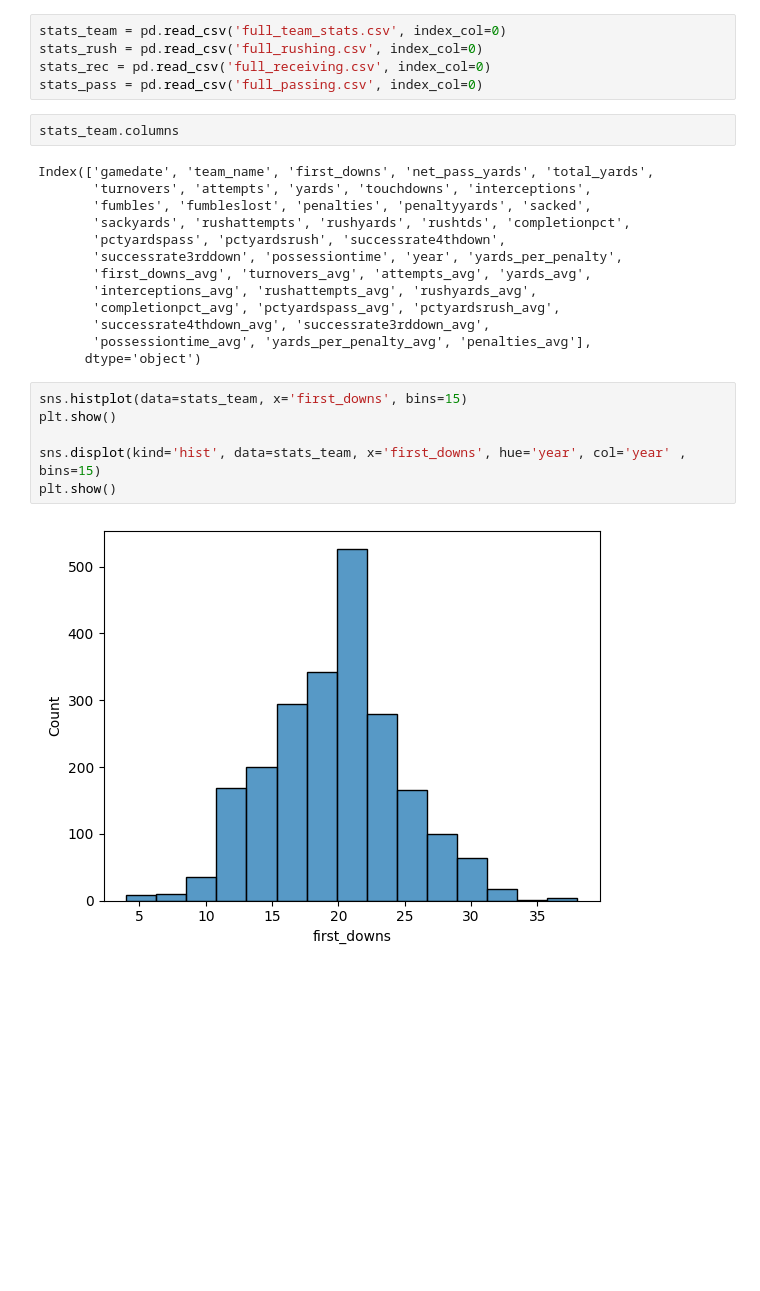
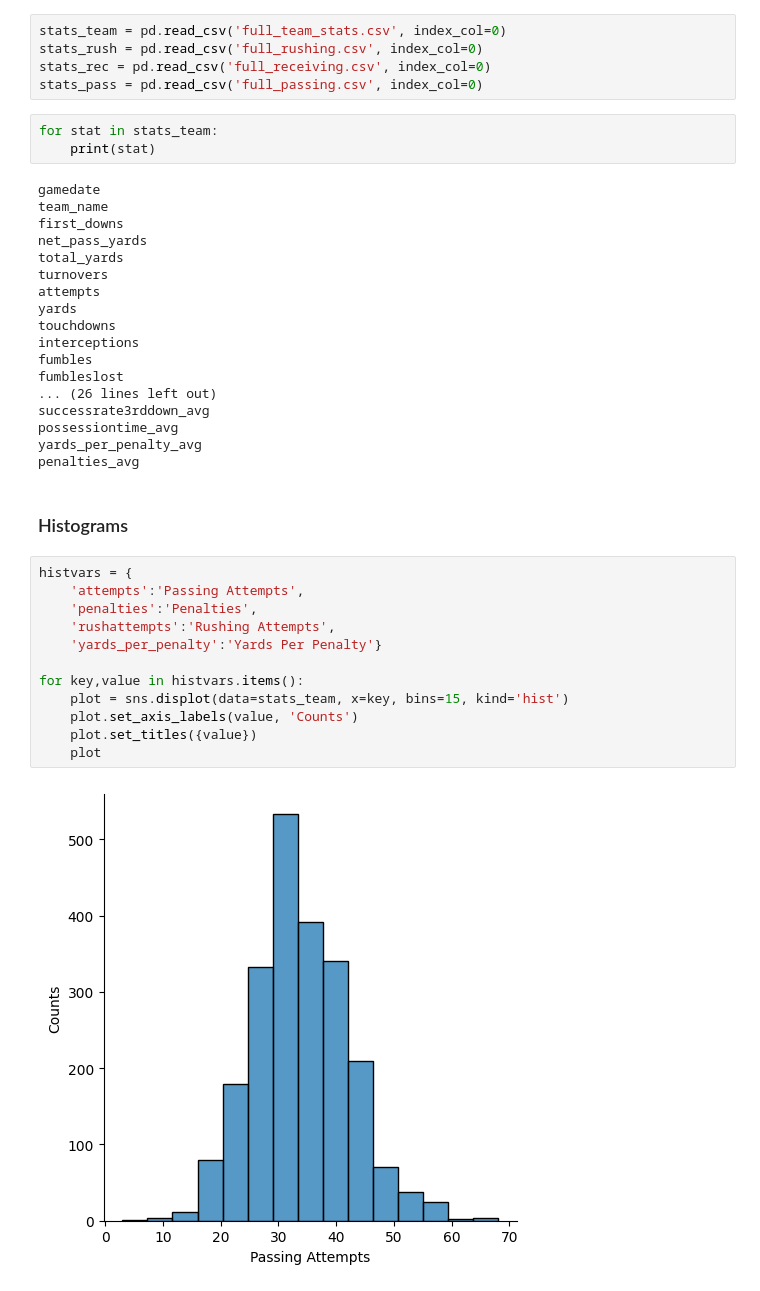
Before and after one commit to CamSmithers/NFL, a Jupyter notebook: Basic Analysis.ipynb, the cells around one changed output. Cells and saved outputs as stored; diff of their text form; blank space fills up the shorter version.

Commit message:
Visualizations and Anti-Captcha Progress ;P

```diff
--- a/Basic Analysis.ipynb
+++ b/Basic Analysis.ipynb
@@ -25,25 +25,39 @@ stats_rush = pd.read_csv('full_rushing.csv', index_col=0)
 stats_rec = pd.read_csv('full_receiving.csv', index_col=0)
 stats_pass = pd.read_csv('full_passing.csv', index_col=0)
 # %%
-stats_team.columns
+for stat in stats_team:
+    print(stat)
 # %% [output]
-Index(['gamedate', 'team_name', 'first_downs', 'net_pass_yards', 'total_yards',
-       'turnovers', 'attempts', 'yards', 'touchdowns', 'interceptions',
-       'fumbles', 'fumbleslost', 'penalties', 'penaltyyards', 'sacked',
-       'sackyards', 'rushattempts', 'rushyards', 'rushtds', 'completionpct',
-       'pctyardspass', 'pctyardsrush', 'successrate4thdown',
-       'successrate3rddown', 'possessiontime', 'year', 'yards_per_penalty',
-       'first_downs_avg', 'turnovers_avg', 'attempts_avg', 'yards_avg',
-       'interceptions_avg', 'rushattempts_avg', 'rushyards_avg',
-       'completionpct_avg', 'pctyardspass_avg', 'pctyardsrush_avg',
-       'successrate4thdown_avg', 'successrate3rddown_avg',
-       'possessiontime_avg', 'yards_per_penalty_avg', 'penalties_avg'],
-      dtype='object')
+gamedate
+team_name
+first_downs
+net_pass_yards
+total_yards
+turnovers
+attempts
+yards
+touchdowns
+interceptions
+fumbles
+fumbleslost
+... (26 lines left out)
+successrate3rddown_avg
+possessiontime_avg
+yards_per_penalty_avg
+penalties_avg
+# %% [markdown]
+### Histograms
 # %%
-sns.histplot(data=stats_team, x='first_downs', bins=15)
-plt.show()
+histvars = {
+    'attempts':'Passing Attempts',
+    'penalties':'Penalties',
+    'rushattempts':'Rushing Attempts',
+    'yards_per_penalty':'Yards Per Penalty'}
 
-sns.displot(kind='hist', data=stats_team, x='first_downs', hue='year', col='year' , bins=15)
-plt.show()
+for key,value in histvars.items():
+    plot = sns.displot(data=stats_team, x=key, bins=15, kind='hist')
+    plot.set_axis_labels(value, 'Counts')
+    plot.set_titles({value})
+    plot
 # %% [output]
-[figure, old version]
+[figure, new version]
```
Also changed, not shown: parts of 1 cell of this notebook, 4 other files.
